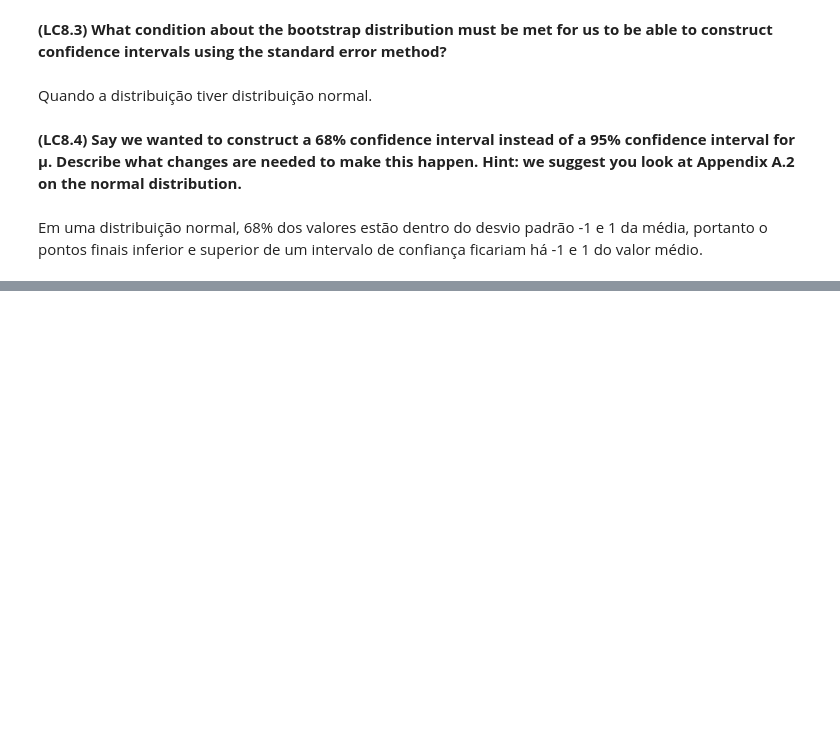
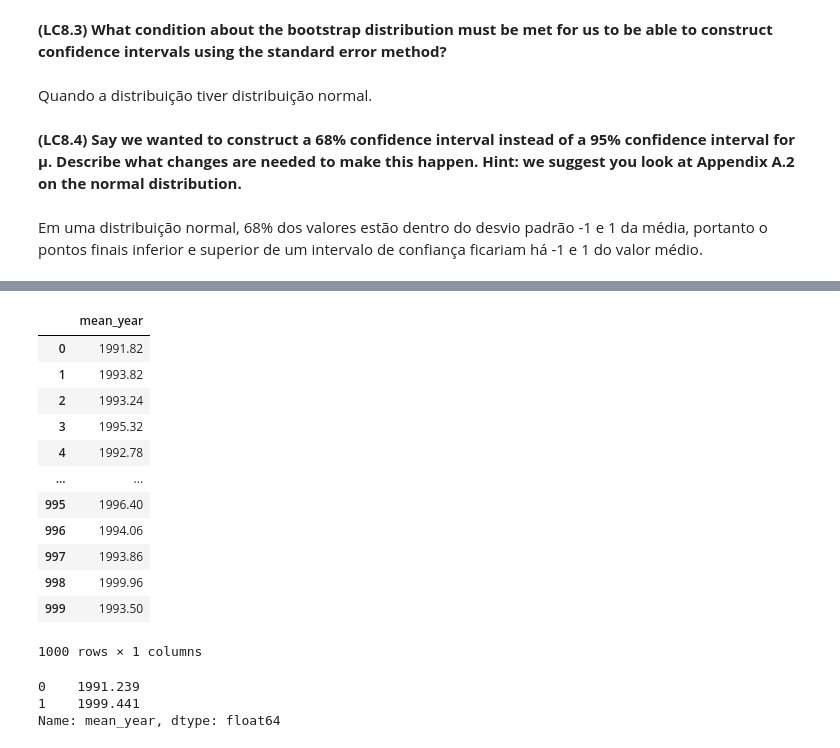
Before and after one commit to prof-LuizAlbano/feec-analise-dados-visual, a Jupyter notebook: Aulas/11-2024-05-24/RA272746_participacao7.ipynb, the cells around one changed output, grey strips where cells are left out. Saved outputs shown, nothing was run; the diff lists cells and outputs as text; code cells hidden in the pictures; blank space fills up the shorter version.

```diff
--- a/Aulas/11-2024-05-24/RA272746_participacao7.ipynb
+++ b/Aulas/11-2024-05-24/RA272746_participacao7.ipynb
@@ -224,0 +245,40 @@ Em uma distribuição normal, 68% dos valores estão dentro do desvio padrão -1
+# %%
+def sample_and_mean(df):
+    return df.sample(n=50, replace=True)['year'].mean()
+
+results = []
+
+for _ in range(1000):
+    mean_year = sample_and_mean(pennies_sample)
+    results.append(mean_year)
+
+# Criando um DataFrame com os resultados
+bootstrap_distribution = pd.DataFrame({'mean_year': results})
+bootstrap_distribution
+# %% [output]
+|  | mean_year |
+| 0 | 1991.82 |
+| 1 | 1993.82 |
+| 2 | 1993.24 |
+| 3 | 1995.32 |
+| 4 | 1992.78 |
+| ... | ... |
+| 995 | 1996.40 |
+| 996 | 1994.06 |
+| 997 | 1993.86 |
+| 998 | 1999.96 |
+| 999 | 1993.50 |
+1000 rows × 1 columns
+# %%
+percentile_ci = (
+    bootstrap_distribution
+    .quantile([0.025, 0.975])  # Obtendo os quantis de interesse para o intervalo de confiança de 95%
+    .loc[[0.025, 0.975], 'mean_year']  # Selecionando os quantis específicos
+    .reset_index(drop=True)  # Resetando o índice para facilitar o acesso aos valores
+)
+
+percentile_ci
+# %% [output]
+0    1991.239
+1    1999.441
+Name: mean_year, dtype: float64
```
Also changed, not shown: parts of 3 cells of this notebook, 3 other files.
